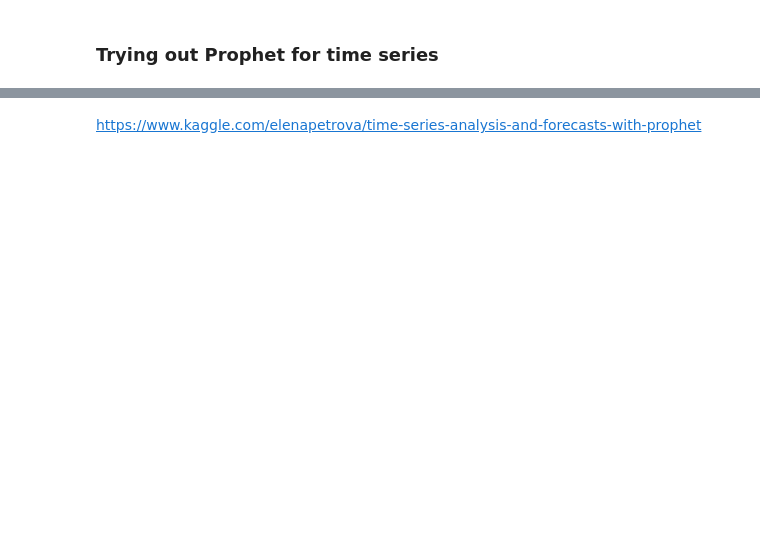
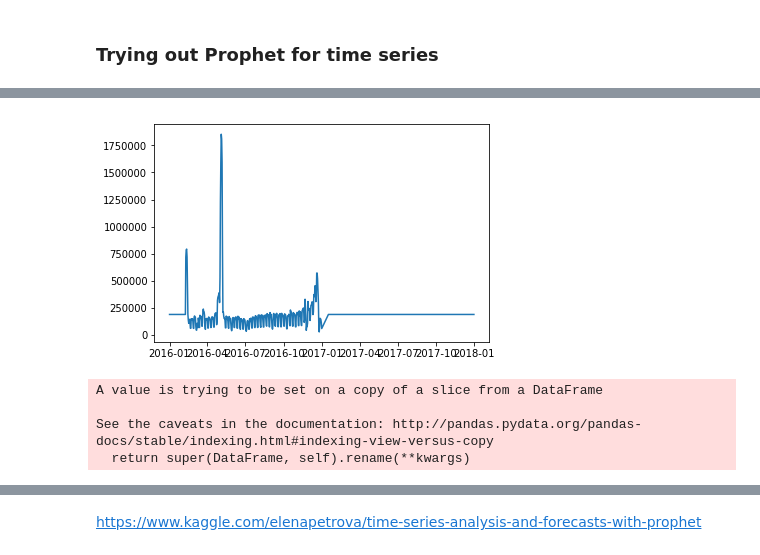
Before and after one commit to swong28/Interview-Assessments, a Jupyter notebook: Company1/Assessment Questions for an Interview.ipynb, the cells around one changed output, grey strips where cells are left out. Drawn from its saved outputs; the diff is of its cells as text; code cells hidden in the pictures; blank space fills up the shorter version.

```diff
--- a/Company1/Assessment Questions for an Interview.ipynb
+++ b/Company1/Assessment Questions for an Interview.ipynb
@@ -511,3 +509,9 @@ combined_df = combined_df.apply(lambda x: x.fillna(x.mean()),axis=0)
 ### Trying out Prophet for time series
 # %%
 from fbprophet import Prophet
+# %%
+revenue = combined_df[['Revenue']]
+revenue.index.names = ['ds']
+revenue.rename(columns = {'Revenue': 'y'}, inplace=True)
+revenue.reset_index(inplace=True)
+revenue.head()
@@ -513,0 +529,19 @@ from fbprophet import Prophet
+# %%
+plt.figure()
+plt.plot(revenue.ds, revenue.y)
+plt.show()
+# %% [output]
+[figure, added]
+# %%
+# Holidays
+holiday_list = combined_df[['Holidays']]
+holiday_list.rename(columns = {'Holidays': 'holiday'}, inplace=True)
+holiday_list.reset_index(inplace=True)
+
+holiday_list = holiday_list[holiday_list.holiday > 0].replace(4,
+                                               'state_holiday')
+# %% [output]
+A value is trying to be set on a copy of a slice from a DataFrame
+
+See the caveats in the documentation: http://pandas.pydata.org/pandas-docs/stable/indexing.html#indexing-view-versus-copy
+  return super(DataFrame, self).rename(**kwargs)
```
Also changed, not shown: parts of 4 cells of this notebook.
